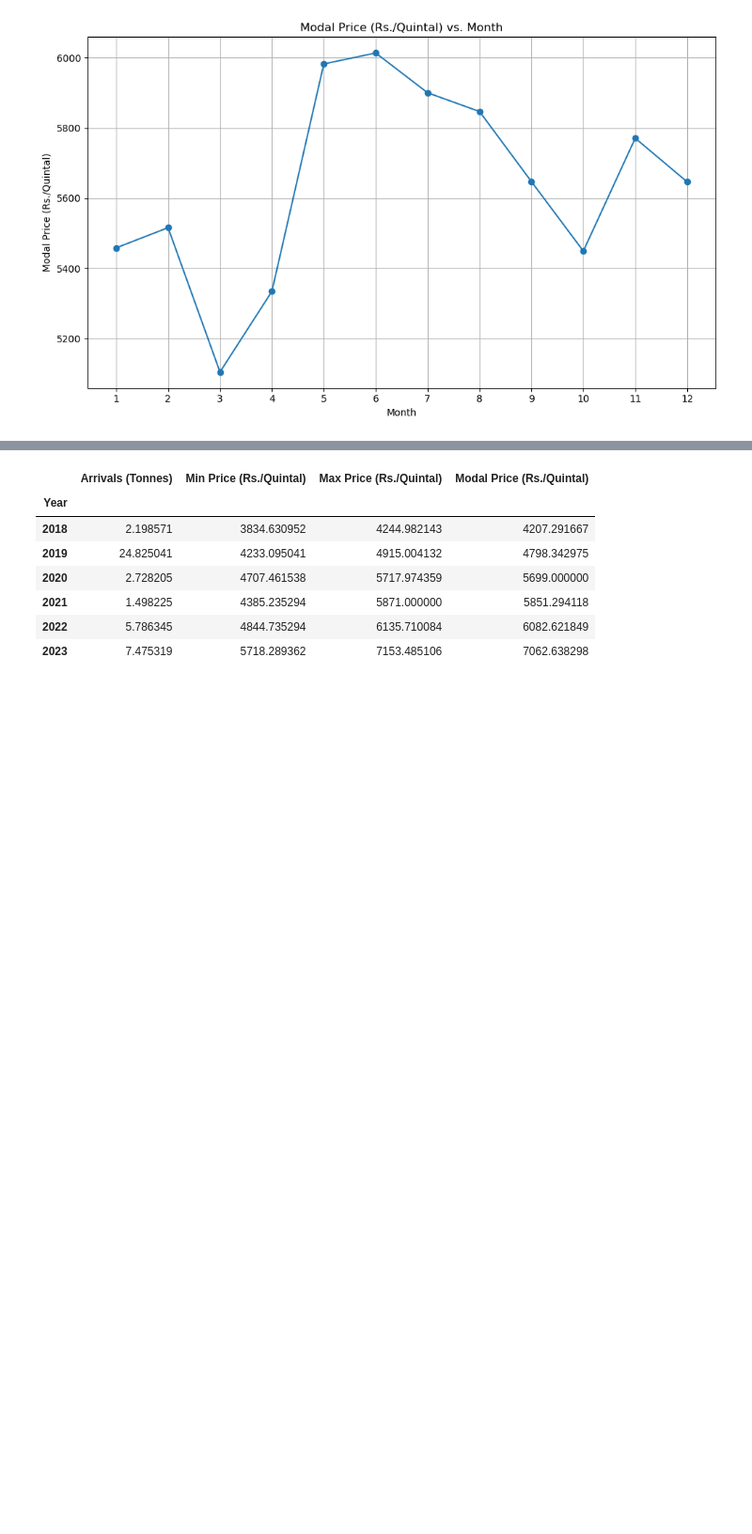
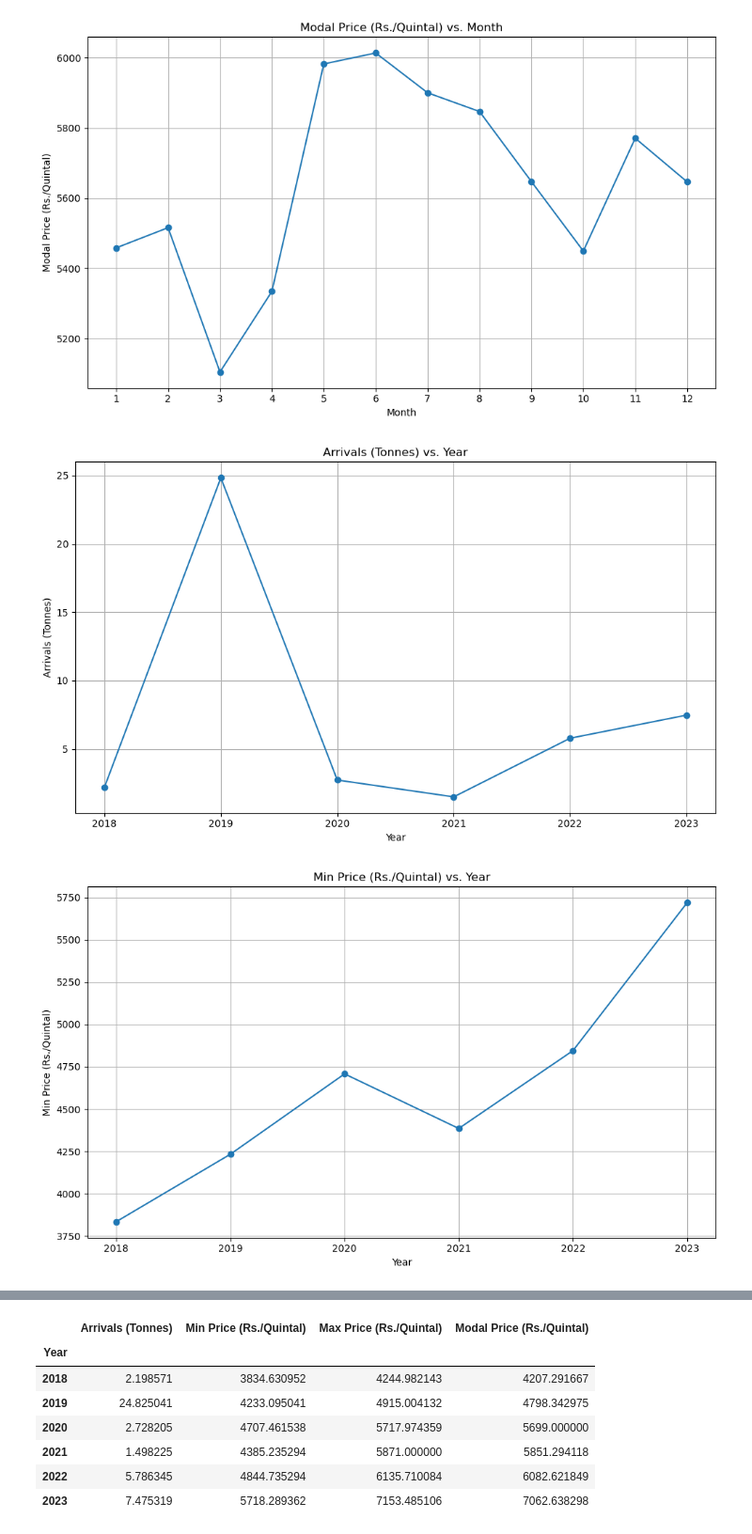
Before and after one commit to Abhinand-NTK/Agritech_Project, a Jupyter notebook: agritech_v2.ipynb, the cells around one changed output, grey strips where cells are left out. Shown at 94% size. Cells and saved outputs as stored; diff of their text form; code cells hidden in the pictures; blank space fills up the shorter version.

```diff
--- a/agritech_v2.ipynb
+++ b/agritech_v2.ipynb
@@ -173,3 +173,21 @@ for column in columns_with_numerical_values:
 [figure]
 [figure]
 [figure]
+# %%
+col = columns_with_numerical_values + ['Reported Date','Day','Month','Year']
+Year_mean_data = dataframe[col].groupby('Year').mean()
+Year_mean_data[columns_with_numerical_values]
+
+for column in columns_with_numerical_values:
+    plt.figure(figsize=(10, 6))
+    plt.plot(Year_mean_data.index, Year_mean_data[column], marker='o', linestyle='-')
+    plt.xlabel('Year')
+    plt.ylabel(column)
+    plt.title(f'{column} vs. Year')
+    plt.grid(True)
+    plt.xticks(Year_mean_data.index)  # Set x ticks to match the months
+    plt.tight_layout()  # Adjust layout to prevent overlap
+    plt.show()
+# %% [output]
+[figure, added]
+[figure, added]
```
Also changed, not shown: parts of 16 cells of this notebook.
